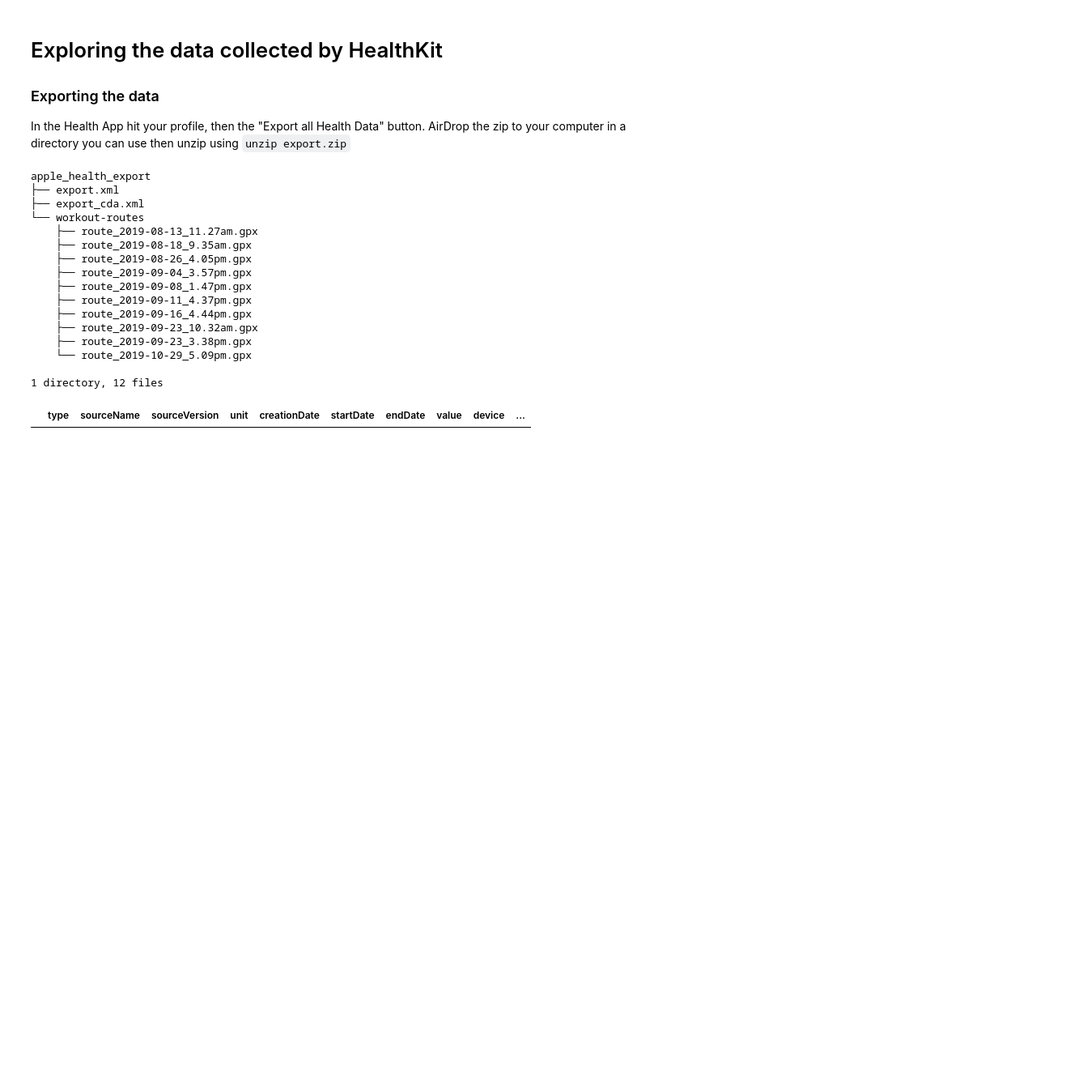
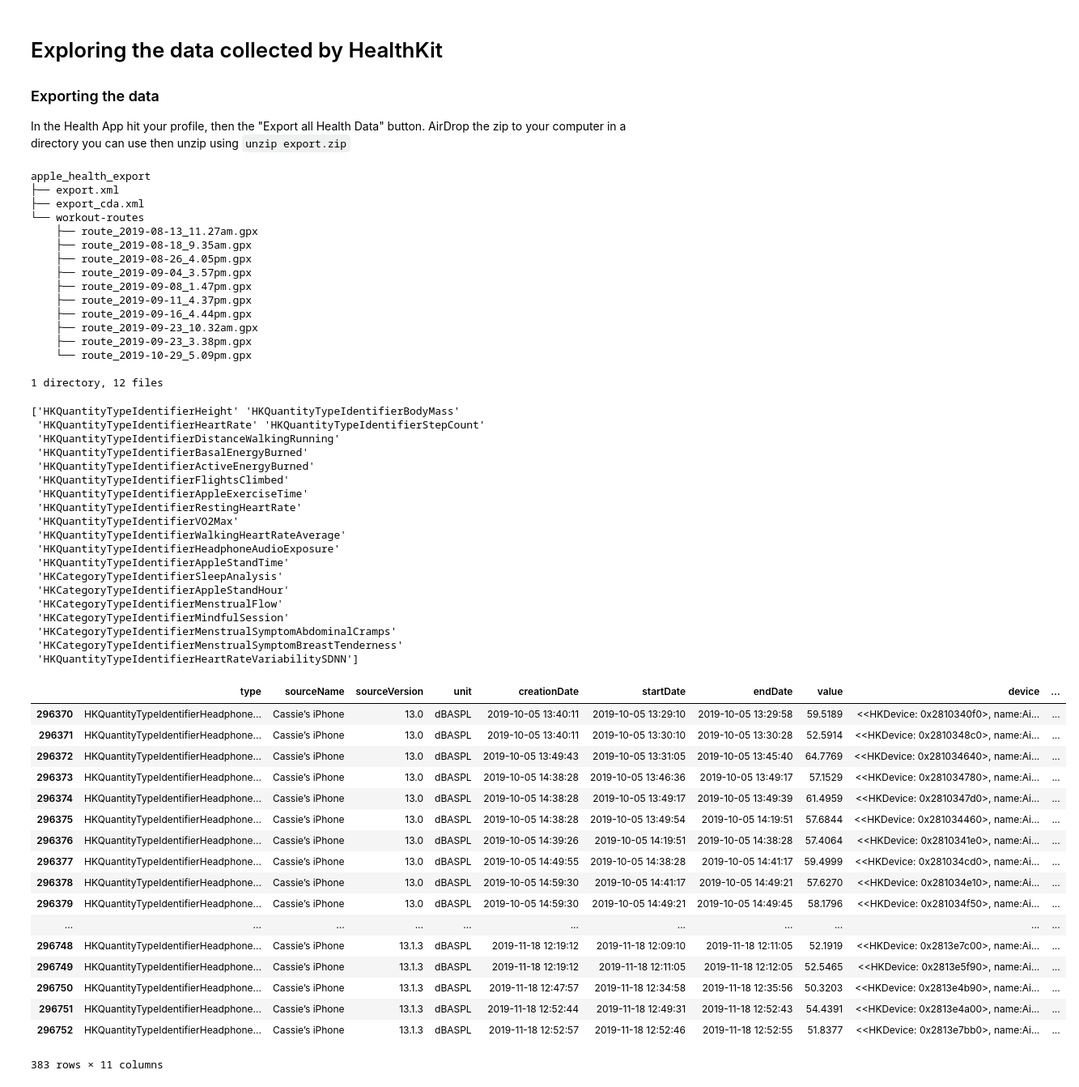
Before and after one commit to c-hamilton/HealthKit_Visualizations, a Jupyter notebook: Apple Health Kit Exploration.ipynb, the cells around one changed output. Shown at 81% size. Saved outputs shown, nothing was run; the diff lists cells and outputs as text; code cells hidden in the pictures; blank space fills up the shorter version.

```diff
--- a/Apple Health Kit Exploration.ipynb
+++ b/Apple Health Kit Exploration.ipynb
@@ -106,8 +107,48 @@ with open("pkl/Record.pkl", 'rb') as f:
-# %%
-# record_df = data_cleaning(Record, 'MetadataEntry')
-record_df[record_df.HeartRateVariabilityMetadataList.notnull()]
-# %% [output]
-|  | type | sourceName | sourceVersion | unit | creationDate | startDate | endDate | value | device | ... |
+# %%
+# Record.info(memory_usage='deep')
+# pd.to_numeric(record_df.value)
+
+types = record_df.type.unique()
+print(types)
+record_df[record_df.type == 'HKQuantityTypeIdentifierHeadphoneAudioExposure']
+# %% [output]
+['HKQuantityTypeIdentifierHeight' 'HKQuantityTypeIdentifierBodyMass'
+ 'HKQuantityTypeIdentifierHeartRate' 'HKQuantityTypeIdentifierStepCount'
+ 'HKQuantityTypeIdentifierDistanceWalkingRunning'
+ 'HKQuantityTypeIdentifierBasalEnergyBurned'
+ 'HKQuantityTypeIdentifierActiveEnergyBurned'
+ 'HKQuantityTypeIdentifierFlightsClimbed'
+ 'HKQuantityTypeIdentifierAppleExerciseTime'
+ 'HKQuantityTypeIdentifierRestingHeartRate'
+ 'HKQuantityTypeIdentifierVO2Max'
+ 'HKQuantityTypeIdentifierWalkingHeartRateAverage'
+ 'HKQuantityTypeIdentifierHeadphoneAudioExposure'
+ 'HKQuantityTypeIdentifierAppleStandTime'
+ 'HKCategoryTypeIdentifierSleepAnalysis'
+ 'HKCategoryTypeIdentifierAppleStandHour'
+ 'HKCategoryTypeIdentifierMenstrualFlow'
+ 'HKCategoryTypeIdentifierMindfulSession'
+ 'HKCategoryTypeIdentifierMenstrualSymptomAbdominalCramps'
+ 'HKCategoryTypeIdentifierMenstrualSymptomBreastTenderness'
+ 'HKQuantityTypeIdentifierHeartRateVariabilitySDNN']
+|  | type | sourceName | sourceVersion | unit | creationDate | startDate | endDate | value | device | ... |
+| 296370 | HKQuantityTypeIdentifierHeadphone... | Cassie’s iPhone | 13.0 | dBASPL | 2019-10-05 13:40:11 | 2019-10-05 13:29:10 | 2019-10-05 13:29:58 | 59.5189 | <<HKDevice: 0x2810340f0>, name:Ai... | ... |
+| 296371 | HKQuantityTypeIdentifierHeadphone... | Cassie’s iPhone | 13.0 | dBASPL | 2019-10-05 13:40:11 | 2019-10-05 13:30:10 | 2019-10-05 13:30:28 | 52.5914 | <<HKDevice: 0x2810348c0>, name:Ai... | ... |
+| 296372 | HKQuantityTypeIdentifierHeadphone... | Cassie’s iPhone | 13.0 | dBASPL | 2019-10-05 13:49:43 | 2019-10-05 13:31:05 | 2019-10-05 13:45:40 | 64.7769 | <<HKDevice: 0x281034640>, name:Ai... | ... |
+| 296373 | HKQuantityTypeIdentifierHeadphone... | Cassie’s iPhone | 13.0 | dBASPL | 2019-10-05 14:38:28 | 2019-10-05 13:46:36 | 2019-10-05 13:49:17 | 57.1529 | <<HKDevice: 0x281034780>, name:Ai... | ... |
+| 296374 | HKQuantityTypeIdentifierHeadphone... | Cassie’s iPhone | 13.0 | dBASPL | 2019-10-05 14:38:28 | 2019-10-05 13:49:17 | 2019-10-05 13:49:39 | 61.4959 | <<HKDevice: 0x2810347d0>, name:Ai... | ... |
+| 296375 | HKQuantityTypeIdentifierHeadphone... | Cassie’s iPhone | 13.0 | dBASPL | 2019-10-05 14:38:28 | 2019-10-05 13:49:54 | 2019-10-05 14:19:51 | 57.6844 | <<HKDevice: 0x281034460>, name:Ai... | ... |
+| 296376 | HKQuantityTypeIdentifierHeadphone... | Cassie’s iPhone | 13.0 | dBASPL | 2019-10-05 14:39:26 | 2019-10-05 14:19:51 | 2019-10-05 14:38:28 | 57.4064 | <<HKDevice: 0x2810341e0>, name:Ai... | ... |
+| 296377 | HKQuantityTypeIdentifierHeadphone... | Cassie’s iPhone | 13.0 | dBASPL | 2019-10-05 14:49:55 | 2019-10-05 14:38:28 | 2019-10-05 14:41:17 | 59.4999 | <<HKDevice: 0x281034cd0>, name:Ai... | ... |
+| 296378 | HKQuantityTypeIdentifierHeadphone... | Cassie’s iPhone | 13.0 | dBASPL | 2019-10-05 14:59:30 | 2019-10-05 14:41:17 | 2019-10-05 14:49:21 | 57.6270 | <<HKDevice: 0x281034e10>, name:Ai... | ... |
+| 296379 | HKQuantityTypeIdentifierHeadphone... | Cassie’s iPhone | 13.0 | dBASPL | 2019-10-05 14:59:30 | 2019-10-05 14:49:21 | 2019-10-05 14:49:45 | 58.1796 | <<HKDevice: 0x281034f50>, name:Ai... | ... |
+| ... | ... | ... | ... | ... | ... | ... | ... | ... | ... | ... |
+| 296748 | HKQuantityTypeIdentifierHeadphone... | Cassie’s iPhone | 13.1.3 | dBASPL | 2019-11-18 12:19:12 | 2019-11-18 12:09:10 | 2019-11-18 12:11:05 | 52.1919 | <<HKDevice: 0x2813e7c00>, name:Ai... | ... |
+| 296749 | HKQuantityTypeIdentifierHeadphone... | Cassie’s iPhone | 13.1.3 | dBASPL | 2019-11-18 12:19:12 | 2019-11-18 12:11:05 | 2019-11-18 12:12:05 | 52.5465 | <<HKDevice: 0x2813e5f90>, name:Ai... | ... |
+| 296750 | HKQuantityTypeIdentifierHeadphone... | Cassie’s iPhone | 13.1.3 | dBASPL | 2019-11-18 12:47:57 | 2019-11-18 12:34:58 | 2019-11-18 12:35:56 | 50.3203 | <<HKDevice: 0x2813e4b90>, name:Ai... | ... |
+| 296751 | HKQuantityTypeIdentifierHeadphone... | Cassie’s iPhone | 13.1.3 | dBASPL | 2019-11-18 12:52:44 | 2019-11-18 12:49:31 | 2019-11-18 12:52:43 | 54.4391 | <<HKDevice: 0x2813e4a00>, name:Ai... | ... |
+| 296752 | HKQuantityTypeIdentifierHeadphone... | Cassie’s iPhone | 13.1.3 | dBASPL | 2019-11-18 12:52:57 | 2019-11-18 12:52:46 | 2019-11-18 12:52:55 | 51.8377 | <<HKDevice: 0x2813e7bb0>, name:Ai... | ... |
+383 rows × 11 columns
 # %%
 from bokeh.io import output_notebook, show
 from bokeh.plotting import figure
```
Also changed, not shown: parts of 15 cells of this notebook.
